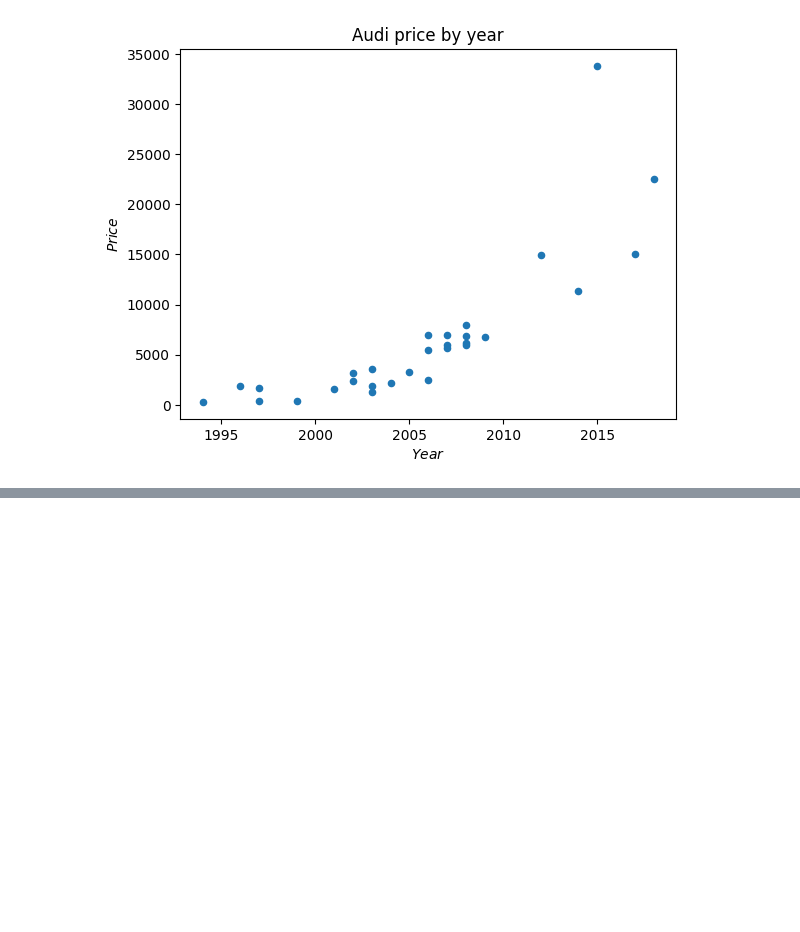
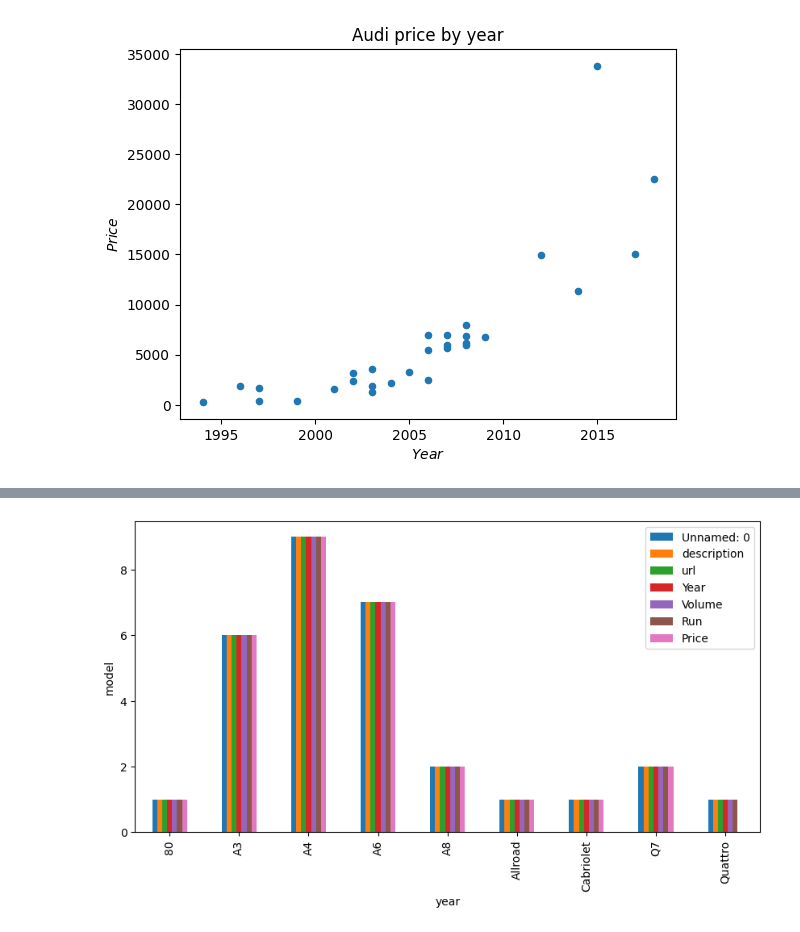
Before and after one commit to ugnevaisvilaite/She-Goes-Tech22, a Jupyter notebook: day_20/day_20_homework.ipynb, the cells around one changed output, grey strips where cells are left out. Saved outputs shown, nothing was run; the diff lists cells and outputs as text; code cells hidden in the pictures; blank space fills up the shorter version.

```diff
--- a/day_20/day_20_homework.ipynb
+++ b/day_20/day_20_homework.ipynb
@@ -191,0 +195,3 @@ Text(0.5, 1.0, 'Audi price by year')
+# %%
+audi_model = audi_df.groupby(['Model']).count()
+audi_model
@@ -191,0 +210,6 @@ Text(0.5, 1.0, 'Audi price by year')
+# %%
+ax = audi_model.plot(kind='bar', figsize=(10,5))
+ax.set(xlabel="year", ylabel="model")
+ax.yaxis.set_major_formatter(ticker.EngFormatter())
+# %% [output]
+[figure, added]
```
Also changed, not shown: parts of 3 cells of this notebook.
